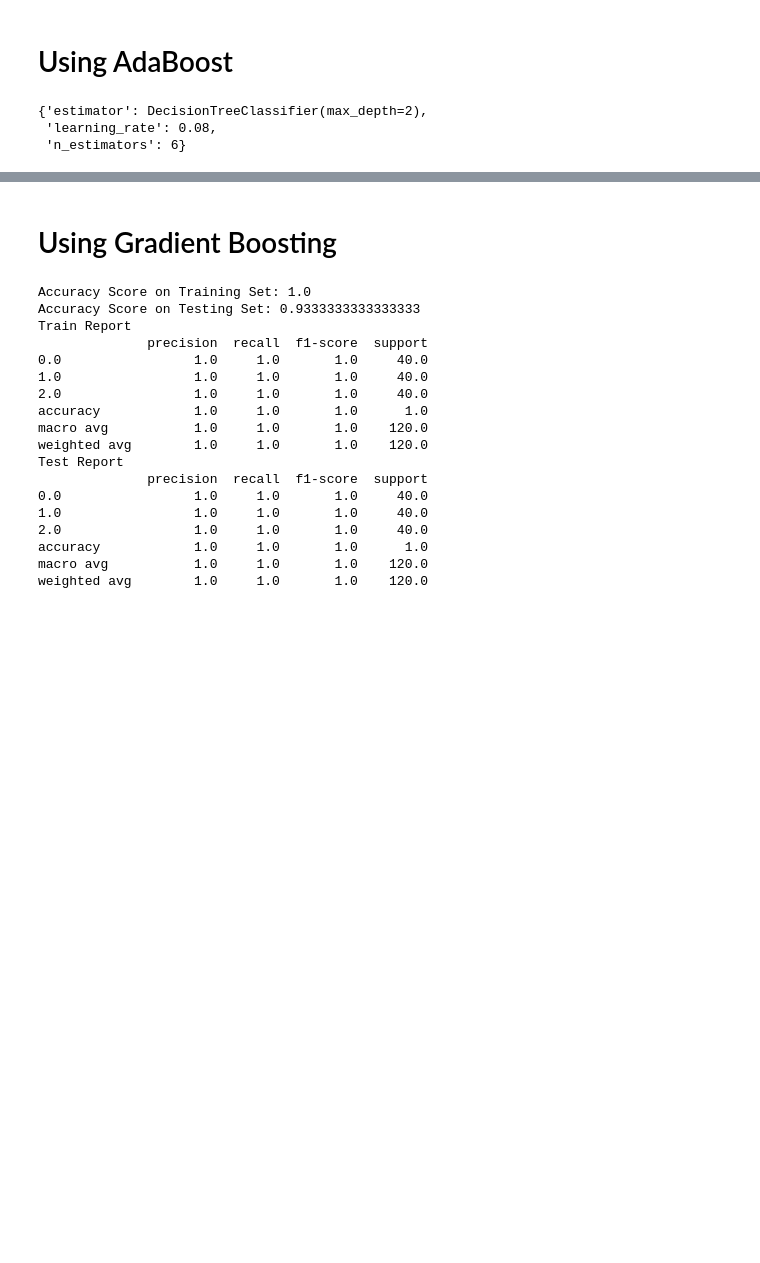
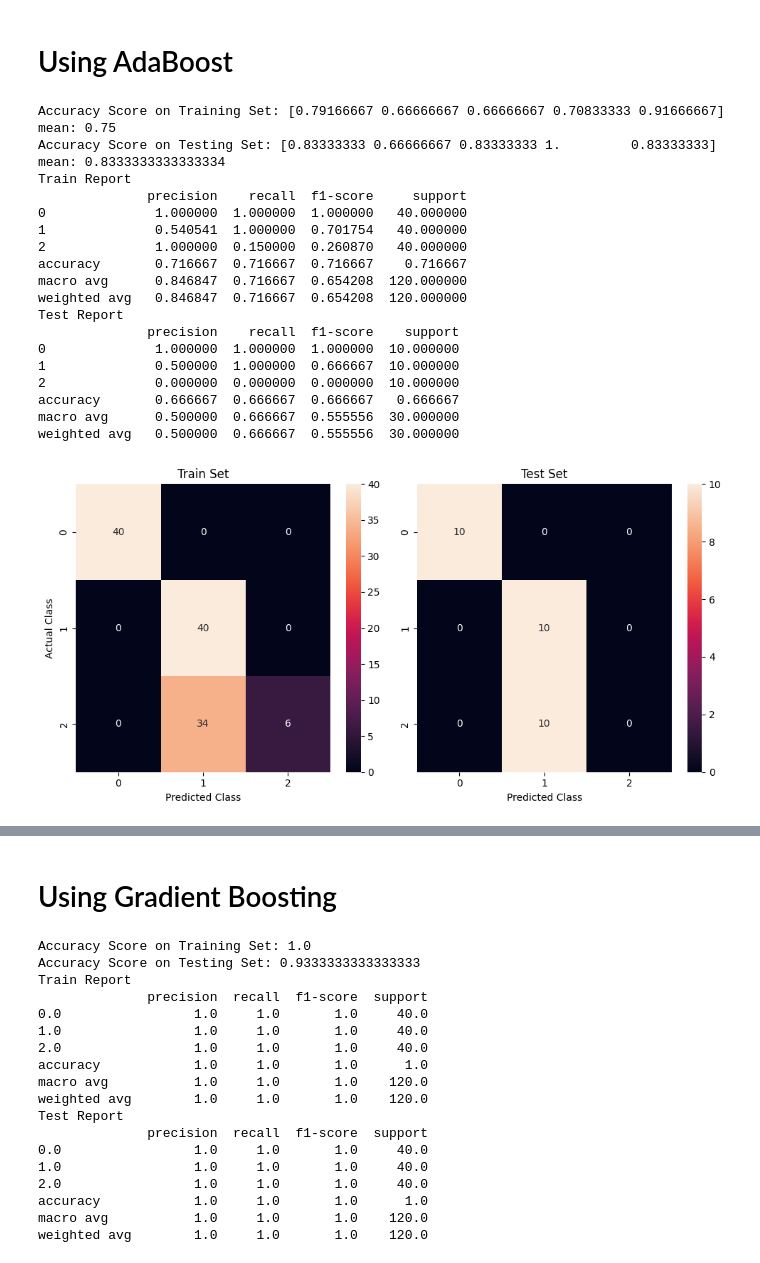
Before and after one commit to Manan-Parakh/CBTCIP-, a Jupyter notebook: IRIS/Iris_Flower_Classification.ipynb, the cells around one changed output, grey strips where cells are left out. Drawn from its saved outputs; the diff is of its cells as text; code cells hidden in the pictures; blank space fills up the shorter version.

```diff
--- a/IRIS/Iris_Flower_Classification.ipynb
+++ b/IRIS/Iris_Flower_Classification.ipynb
@@ -385,15 +376,25 @@ with open("/content/drive/MyDrive/CipherByte/IRIS/ada_clf.pkl", mode = 'rb') as
   ada_clf = pickle.load(file)
-# %%
-from sklearn.ensemble import AdaBoostClassifier
-from sklearn.tree import DecisionTreeClassifier
-ada_clf = AdaBoostClassifier()
-params_grid_ada = {'n_estimators': range(1,7),
-                   "learning_rate": np.arange(0.01,0.1,0.01),
-                   "estimator": [DecisionTreeClassifier(max_depth = 2)]}
-grid_ada = GridSearchCV(ada_clf, params_grid_ada, cv = 5,  scoring= 'accuracy')
-grid_ada.fit(X_train, y_train)
-grid_ada.best_params_
-# %% [output]
-{'estimator': DecisionTreeClassifier(max_depth=2),
- 'learning_rate': 0.08,
- 'n_estimators': 6}
+# %%
+# Let's first evaluate the performance of Default Model
+from sklearn.ensemble import AdaBoostClassifier
+model_perf(AdaBoostClassifier())
+# %% [output]
+Accuracy Score on Training Set: [0.79166667 0.66666667 0.66666667 0.70833333 0.91666667] mean: 0.75
+Accuracy Score on Testing Set: [0.83333333 0.66666667 0.83333333 1.         0.83333333] mean: 0.8333333333333334
+Train Report
+              precision    recall  f1-score     support
+0              1.000000  1.000000  1.000000   40.000000
+1              0.540541  1.000000  0.701754   40.000000
+2              1.000000  0.150000  0.260870   40.000000
+accuracy       0.716667  0.716667  0.716667    0.716667
+macro avg      0.846847  0.716667  0.654208  120.000000
+weighted avg   0.846847  0.716667  0.654208  120.000000
+Test Report
+              precision    recall  f1-score    support
+0              1.000000  1.000000  1.000000  10.000000
+1              0.500000  1.000000  0.666667  10.000000
+2              0.000000  0.000000  0.000000  10.000000
+accuracy       0.666667  0.666667  0.666667   0.666667
+macro avg      0.500000  0.666667  0.555556  30.000000
+weighted avg   0.500000  0.666667  0.555556  30.000000
+[figure, added]
```
Also changed, not shown: parts of 20 cells of this notebook, 12 other files.
